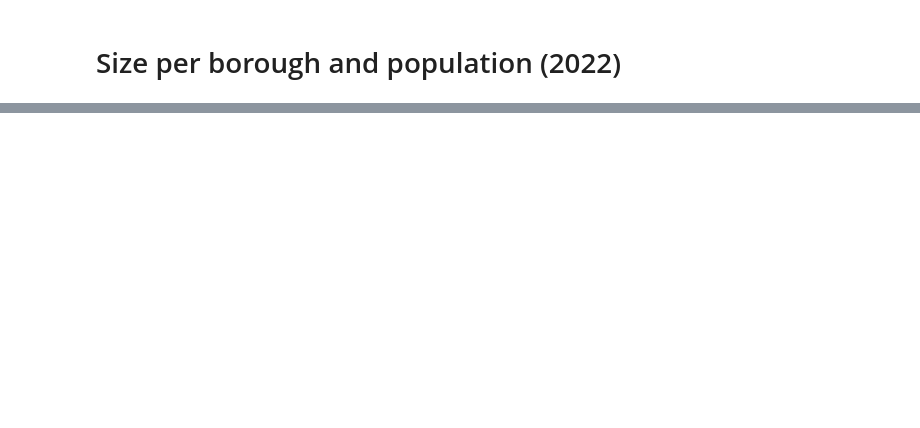
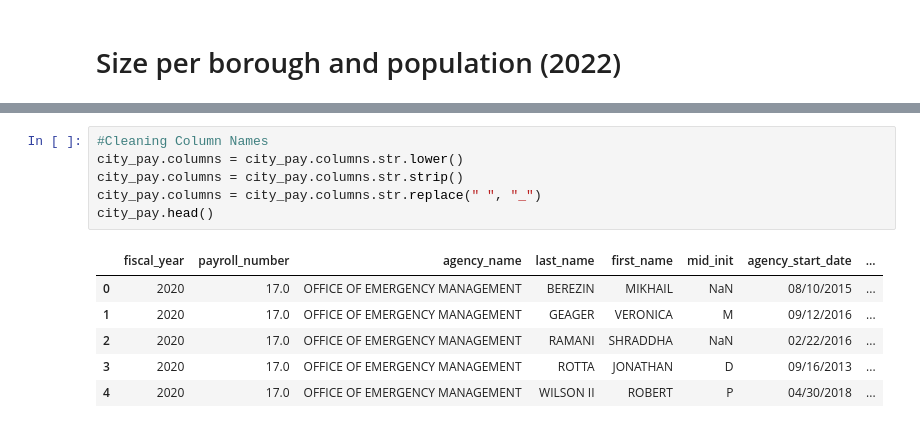
Before and after one commit to Jeff-Brady/crime_nerds, a Jupyter notebook: Notebook_Franzi.ipynb, the cells around one changed output, grey strips where cells are left out. Drawn from its saved outputs; the diff is of its cells as text; blank space fills up the shorter version.

```diff
--- a/Notebook_Franzi.ipynb
+++ b/Notebook_Franzi.ipynb
@@ -387,0 +321,13 @@ size
+# %%
+#Cleaning Column Names
+city_pay.columns = city_pay.columns.str.lower()
+city_pay.columns = city_pay.columns.str.strip()
+city_pay.columns = city_pay.columns.str.replace(" ", "_")
+city_pay.head()
+# %% [output]
+|  | fiscal_year | payroll_number | agency_name | last_name | first_name | mid_init | agency_start_date | ... |
+| 0 | 2020 | 17.0 | OFFICE OF EMERGENCY MANAGEMENT | BEREZIN | MIKHAIL | NaN | 08/10/2015 | ... |
+| 1 | 2020 | 17.0 | OFFICE OF EMERGENCY MANAGEMENT | GEAGER | VERONICA | M | 09/12/2016 | ... |
+| 2 | 2020 | 17.0 | OFFICE OF EMERGENCY MANAGEMENT | RAMANI | SHRADDHA | NaN | 02/22/2016 | ... |
+| 3 | 2020 | 17.0 | OFFICE OF EMERGENCY MANAGEMENT | ROTTA | JONATHAN | D | 09/16/2013 | ... |
+| 4 | 2020 | 17.0 | OFFICE OF EMERGENCY MANAGEMENT | WILSON II | ROBERT | P | 04/30/2018 | ... |
```
Also changed, not shown: parts of 34 cells of this notebook, 1 other file.
